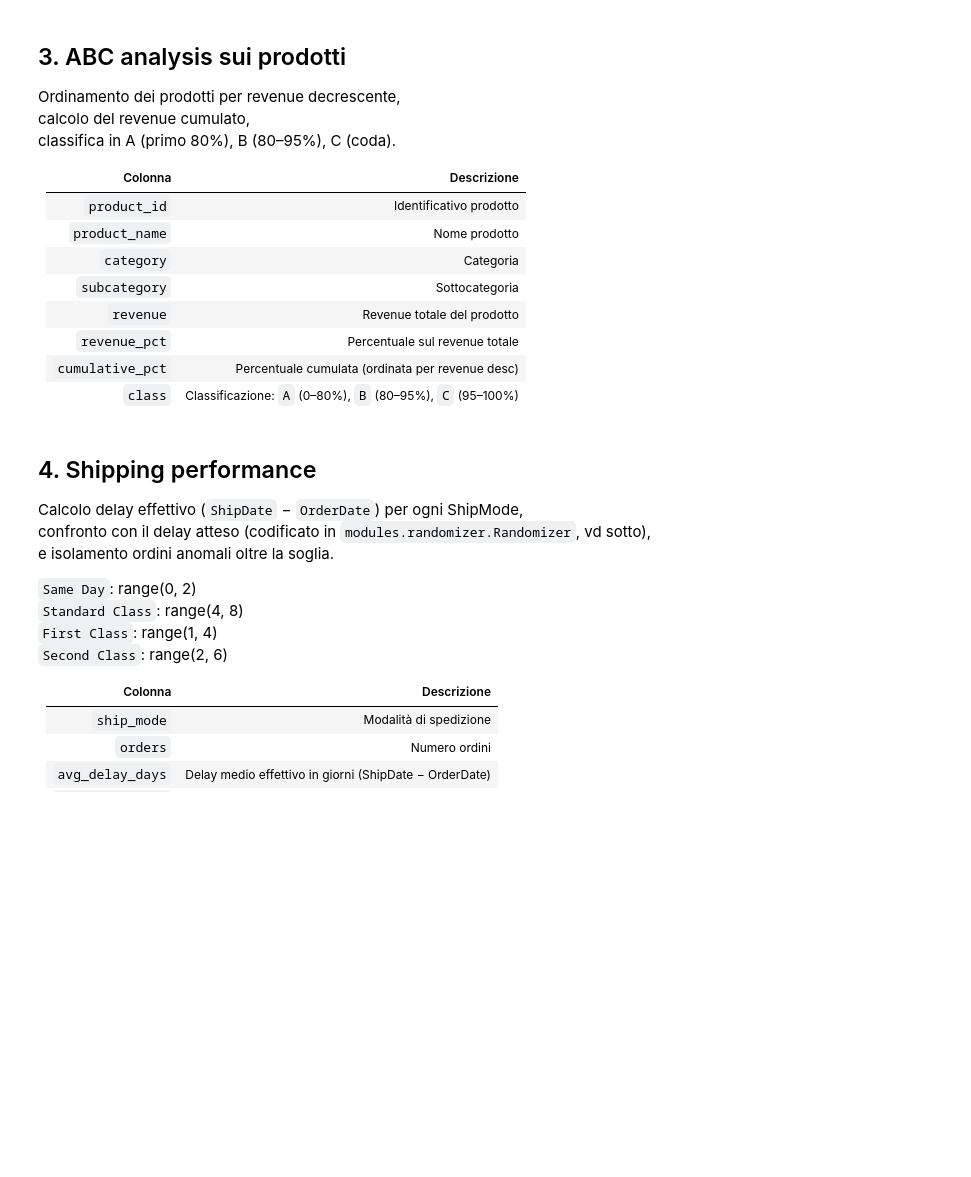
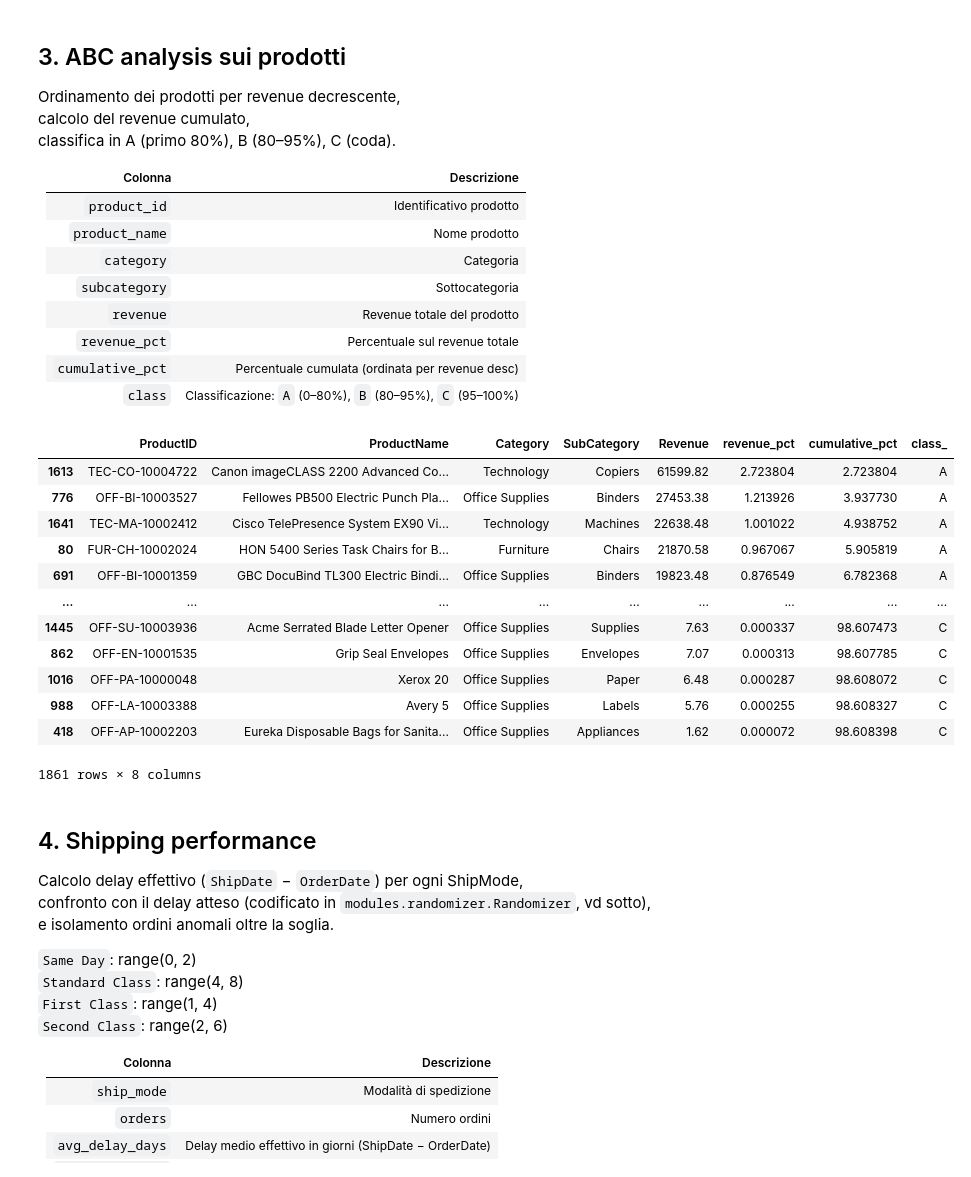
Before and after one commit to macontini/SuperStore, a Jupyter notebook: queries/pandas.ipynb, the cells around one changed output. Cells and saved outputs as stored; diff of their text form; code cells hidden in the pictures; blank space fills up the shorter version.

```diff
--- a/queries/pandas.ipynb
+++ b/queries/pandas.ipynb
@@ -80,6 +141,38 @@ classifica in A (primo 80%), B (80–95%), C (coda).
 | `revenue_pct`    | Percentuale sul revenue totale |
 | `cumulative_pct` | Percentuale cumulata (ordinata per revenue desc) |
 | `class`          | Classificazione: `A` (0–80%), `B` (80–95%), `C` (95–100%) |
+# %%
+(
+    products[['ProductKey', 'ProductID', 'ProductName', 'Category', 'SubCategory']]
+    .merge(facts[['ProductKey', 'Sales']], on='ProductKey', how='inner')
+    .groupby(['ProductID', 'ProductName', 'Category', 'SubCategory'], as_index=False)
+    .aggregate(Revenue=('Sales', 'sum'))
+    .assign(revenue_pct=lambda x: x['Revenue'] / facts['Sales'].sum() * 100)
+    .sort_values('revenue_pct', ascending=False)
+    .assign(
+        cumulative_pct=lambda x: x['revenue_pct'].cumsum(),
+        class_=lambda x: pd.cut(
+            x['cumulative_pct'],
+            bins=[-np.inf, 80, 95, 100],
+            labels=['A', 'B', 'C']
+        )
+    )
+    .round({'Revenue': 2, 'revenue_pct': 6, 'cumulative_pct': 6})
+)
+# %% [output]
+|  | ProductID | ProductName | Category | SubCategory | Revenue | revenue_pct | cumulative_pct | class_ |
+| 1613 | TEC-CO-10004722 | Canon imageCLASS 2200 Advanced Co... | Technology | Copiers | 61599.82 | 2.723804 | 2.723804 | A |
+| 776 | OFF-BI-10003527 | Fellowes PB500 Electric Punch Pla... | Office Supplies | Binders | 27453.38 | 1.213926 | 3.937730 | A |
+| 1641 | TEC-MA-10002412 | Cisco TelePresence System EX90 Vi... | Technology | Machines | 22638.48 | 1.001022 | 4.938752 | A |
+| 80 | FUR-CH-10002024 | HON 5400 Series Task Chairs for B... | Furniture | Chairs | 21870.58 | 0.967067 | 5.905819 | A |
+| 691 | OFF-BI-10001359 | GBC DocuBind TL300 Electric Bindi... | Office Supplies | Binders | 19823.48 | 0.876549 | 6.782368 | A |
+| ... | ... | ... | ... | ... | ... | ... | ... | ... |
+| 1445 | OFF-SU-10003936 | Acme Serrated Blade Letter Opener | Office Supplies | Supplies | 7.63 | 0.000337 | 98.607473 | C |
+| 862 | OFF-EN-10001535 | Grip Seal Envelopes | Office Supplies | Envelopes | 7.07 | 0.000313 | 98.607785 | C |
+| 1016 | OFF-PA-10000048 | Xerox 20 | Office Supplies | Paper | 6.48 | 0.000287 | 98.608072 | C |
+| 988 | OFF-LA-10003388 | Avery 5 | Office Supplies | Labels | 5.76 | 0.000255 | 98.608327 | C |
+| 418 | OFF-AP-10002203 | Eureka Disposable Bags for Sanita... | Office Supplies | Appliances | 1.62 | 0.000072 | 98.608398 | C |
+1861 rows × 8 columns
 # %% [markdown]
 ## 4. Shipping performance
 
```
Also changed, not shown: parts of 5 cells of this notebook.
